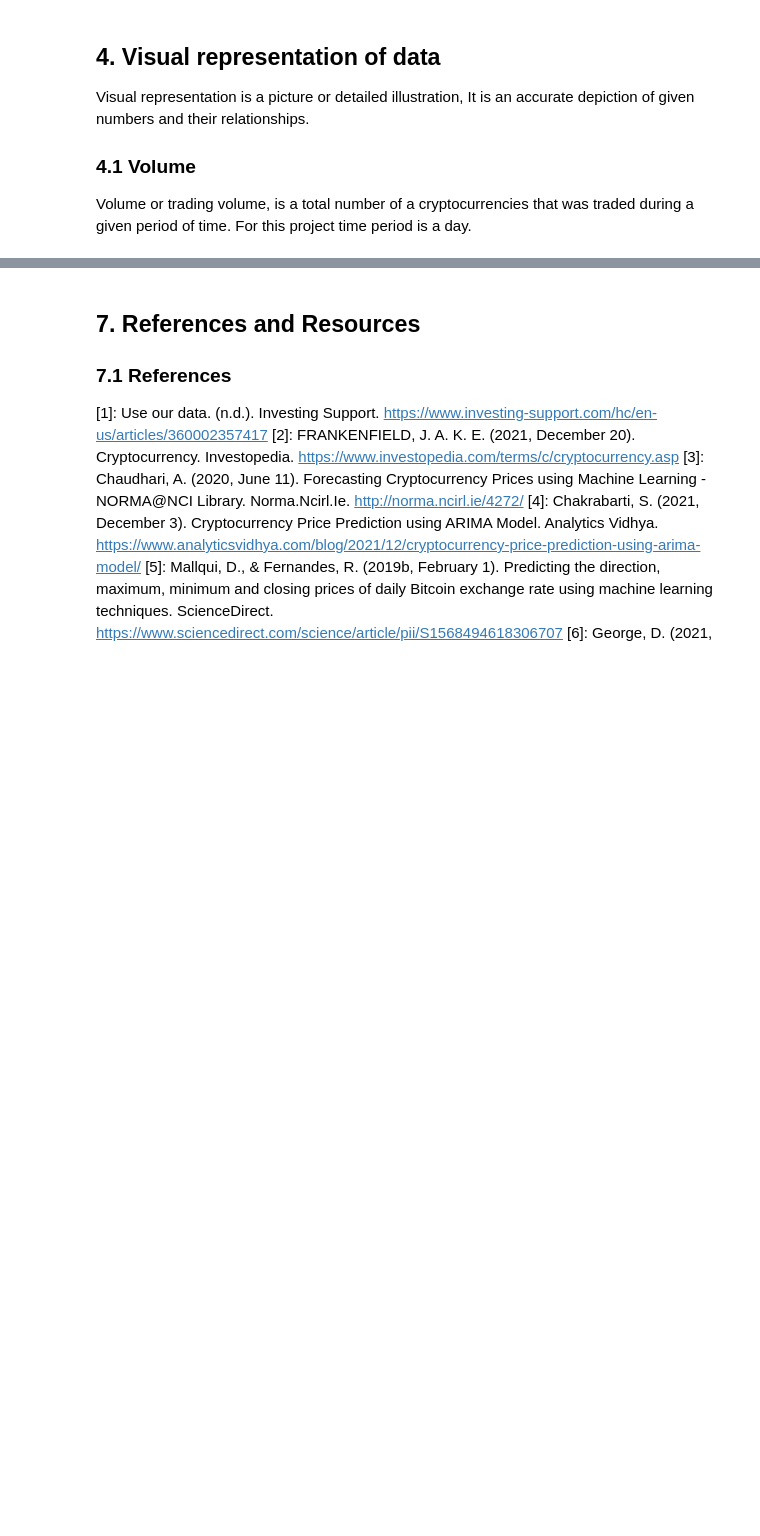
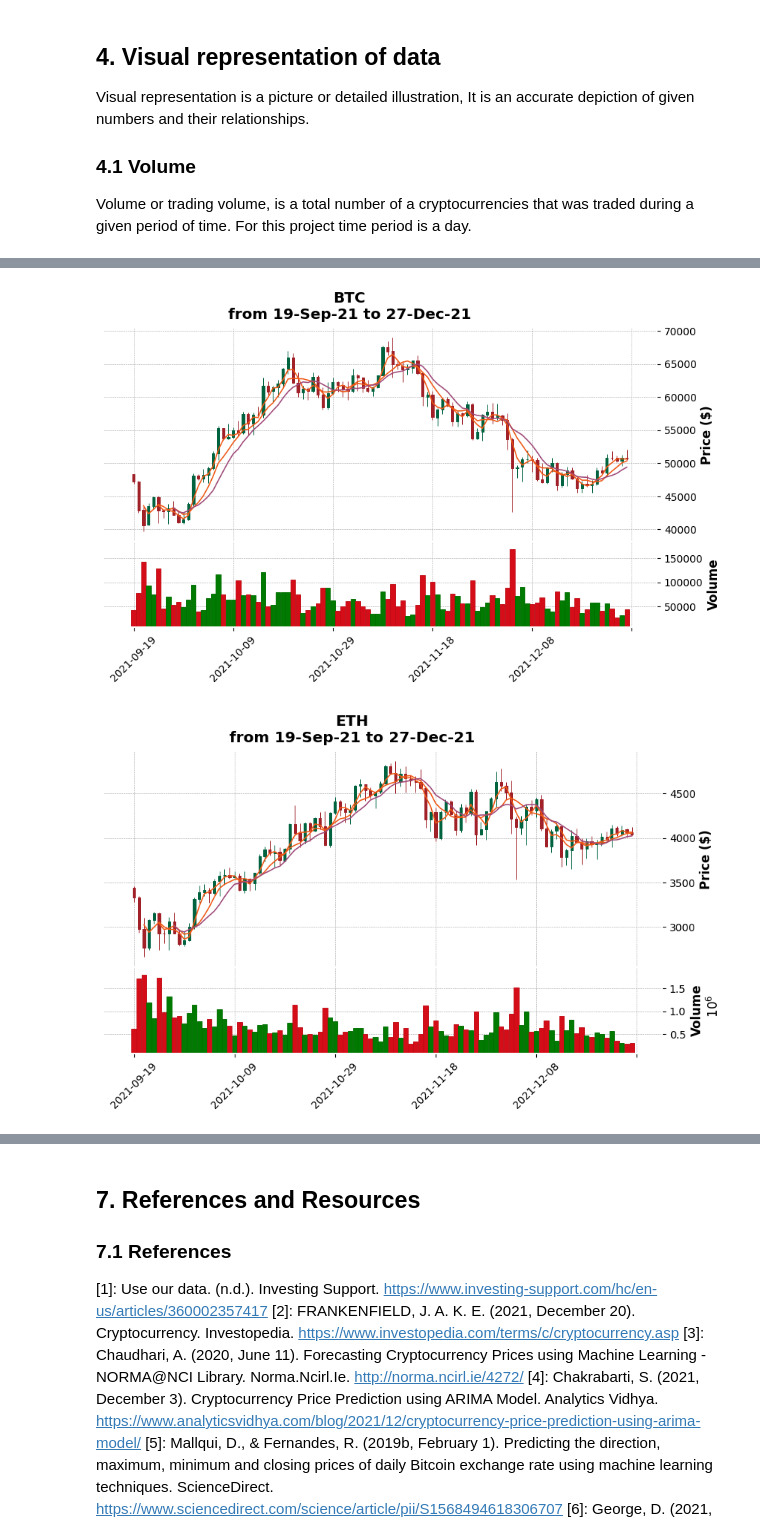
Before and after one commit to gshudhanshu/CM2015-Programming-with-data_Mid-term, a Jupyter notebook: CM2015_Mid-term.ipynb, the cells around one changed output, grey strips where cells are left out. Saved outputs shown, nothing was run; the diff lists cells and outputs as text; code cells hidden in the pictures; blank space fills up the shorter version.

Commit message:
Candlestick done!

```diff
--- a/CM2015_Mid-term.ipynb
+++ b/CM2015_Mid-term.ipynb
@@ -224,6 +226,6 @@ coinsHistoryDF.to_csv('coinsHistory.csv')
 # %%
 # Read previously scraped data
-coinsHistoryCSV = pd.read_csv('coinsHistory.csv', index_col=0)
+coinsHistoryCSV = pd.read_csv('coinsHistory.csv', index_col=0, parse_dates=True)
 # %%
 # Previously scraped data should be the same as freshly scraped data
 (coinsHistoryCSV == coinsHistoryDF).describe()
@@ -260,11 +262,12 @@ def strToNum(strNum):
             num = float(strNum[:-1]) * num_map.get(strNum[-1].upper(), 1)
     return int(num)
 
-for i, row in coinsHistoryCSV.iterrows():
-    row = strToNum(coinsHistoryCSV['Volume'][i])
-    coinsHistoryCSV.iat[i, 6] = row
+for index, row in enumerate(coinsHistoryCSV.iterrows()):
+    row = strToNum(coinsHistoryCSV['Volume'][index])
+    coinsHistoryCSV.iat[index, 6] = row
 
 coinsHistoryCSV['Volume $'] = coinsHistoryCSV['Volume'] * coinsHistoryCSV['Price']
+coinsHistoryCSV.sort_values(by='Date', inplace=True)
 # %% [markdown]
 ## 4. Visual representation of data
 Visual representation is a picture or detailed illustration, It is an accurate depiction of given numbers and their relationships.
@@ -323,13 +329,34 @@ Note: Markdown syntax I can't add width or height values. After doing some resea
 6. The bottom of the lower wick represents 'low'.
 
 Lets generate candle stick charts for our cryptocurrencies.
-# %%
-# function for generating candle stick chart
-coinsHistoryCSV
-
-# Dark chart syle
-plt.style.use('dark_background')
-
-
-
-# def genCandleStickChart(symbol, date, open, high, low, close):
+# %%
+# Modifying data to create candlestick chart
+coinsHistoryDateIndex = coinsHistoryCSV.copy()
+coinsHistoryDateIndex.index = pd.DatetimeIndex(coinsHistoryDateIndex['Date'])
+coinsHistoryDateIndex.rename(columns={'Price': 'Close'}, inplace=True)
+
+# function for generating candle stick chart
+def genCandleStickChart(symbol, lastDays):
+
+    data = coinsHistoryDateIndex[(coinsHistoryDateIndex['Symbol'] == symbol)][-lastDays:]
+
+    from_date = data['Date'][-lastDays].strftime("%d-%b-%y")
+    to_date = data['Date'][-1].strftime("%d-%b-%y")
+    title = symbol + '\nfrom '+ str(from_date) + ' to ' + str(to_date)
+
+    mpf.plot(data, type='candle',
+            title={"title": title, "y": 0.93},
+            ylabel='Price ($)',
+            ylabel_lower='Volume',
+            volume=True,
+            mav=(3,6,9),
+            # style='yahoo',
+            style='charles',
+            datetime_format='%Y-%m-%d',
+            figratio=(18,10))
+
+for symbol in uniqueCoins:
+    genCandleStickChart(symbol, 100)
+# %% [output]
+[figure, added]
+[figure, added]
```
Also changed, not shown: parts of 5 cells of this notebook.
